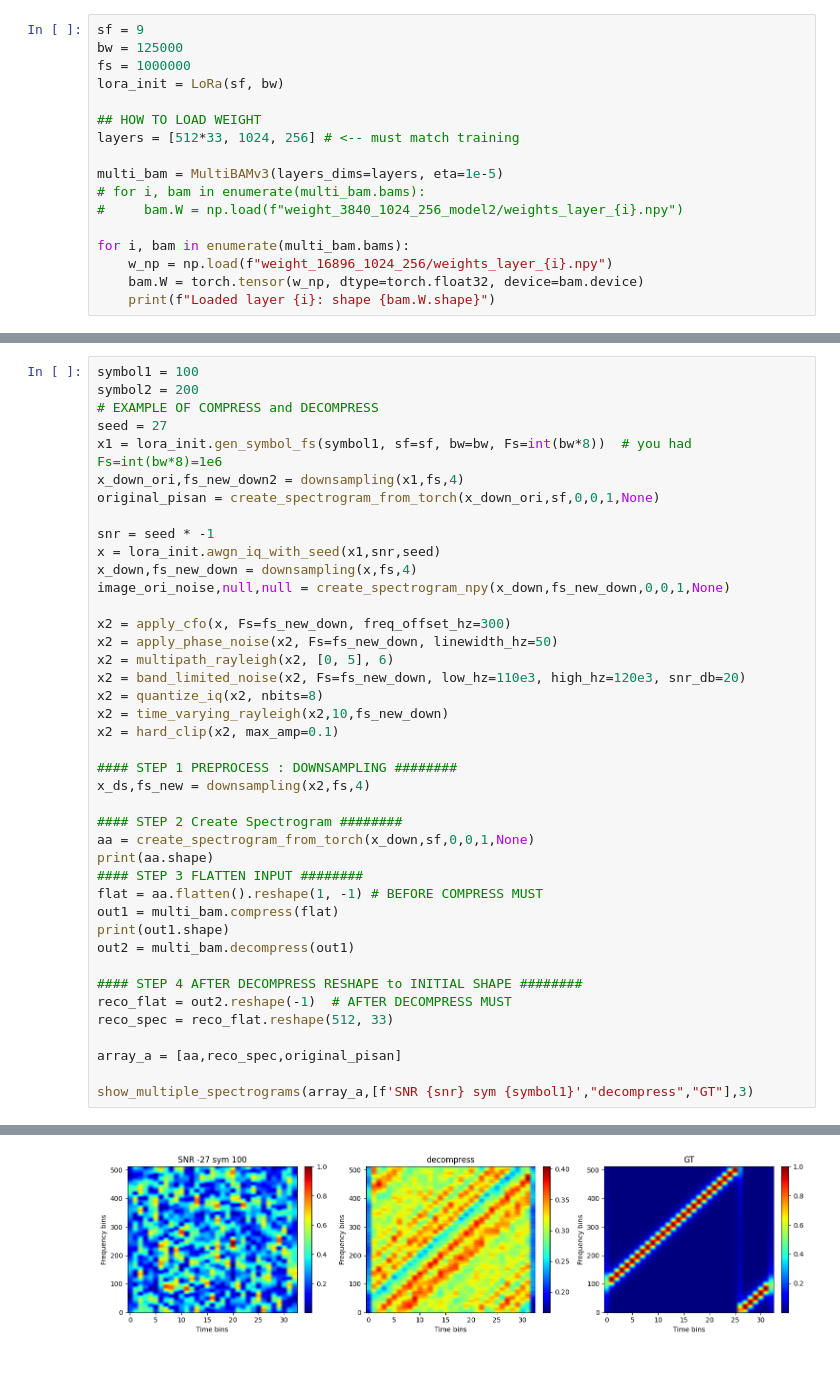
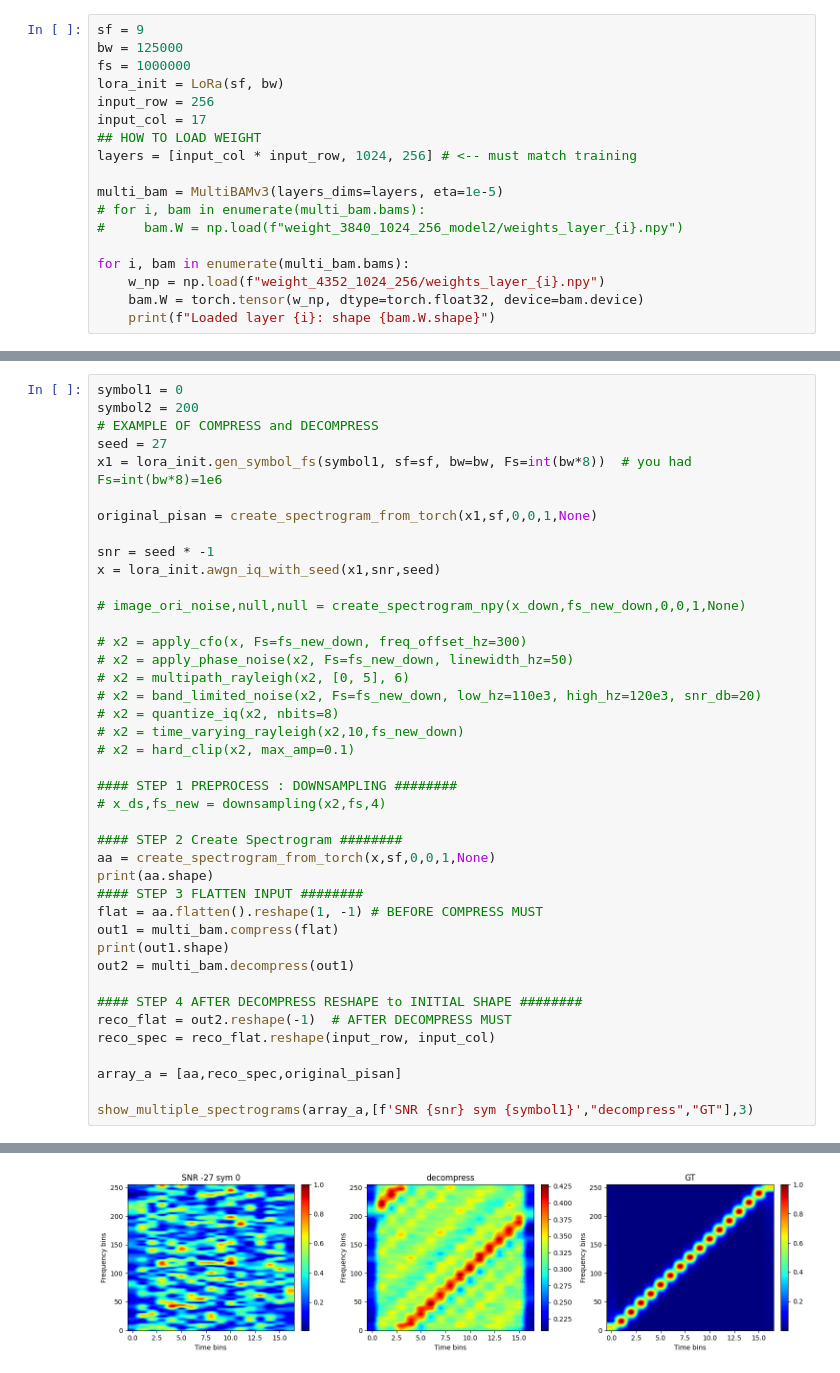
Before and after one commit to seanmantanhacker/INC-BAM, a Jupyter notebook: Model-experiment-3/main.ipynb, the cells around one changed output, grey strips where cells are left out. Drawn from its saved outputs; the diff is of its cells as text.

```diff
--- a/Model-experiment-3/main.ipynb
+++ b/Model-experiment-3/main.ipynb
@@ -23,16 +23,17 @@ sf = 9
 bw = 125000
 fs = 1000000
 lora_init = LoRa(sf, bw)
-
+input_row = 256
+input_col = 17
 ## HOW TO LOAD WEIGHT
-layers = [512*33, 1024, 256] # <-- must match training
+layers = [input_col * input_row, 1024, 256] # <-- must match training
 
 multi_bam = MultiBAMv3(layers_dims=layers, eta=1e-5)
 # for i, bam in enumerate(multi_bam.bams):
 #     bam.W = np.load(f"weight_3840_1024_256_model2/weights_layer_{i}.npy")
 
 for i, bam in enumerate(multi_bam.bams):
-    w_np = np.load(f"weight_16896_1024_256/weights_layer_{i}.npy")
+    w_np = np.load(f"weight_4352_1024_256/weights_layer_{i}.npy")
     bam.W = torch.tensor(w_np, dtype=torch.float32, device=bam.device)
     print(f"Loaded layer {i}: shape {bam.W.shape}")
 # %% [output]
@@ -40,31 +41,31 @@ Loaded layer 0: shape torch.Size([1024, 16896])
 Loaded layer 1: shape torch.Size([256, 1024])
 # %%
-symbol1 = 100
+symbol1 = 0
 symbol2 = 200
 # EXAMPLE OF COMPRESS and DECOMPRESS
 seed = 27
 x1 = lora_init.gen_symbol_fs(symbol1, sf=sf, bw=bw, Fs=int(bw*8))  # you had Fs=int(bw*8)=1e6
-x_down_ori,fs_new_down2 = downsampling(x1,fs,4)
-original_pisan = create_spectrogram_from_torch(x_down_ori,sf,0,0,1,None)
+
+original_pisan = create_spectrogram_from_torch(x1,sf,0,0,1,None)
 
 snr = seed * -1
 x = lora_init.awgn_iq_with_seed(x1,snr,seed)
-x_down,fs_new_down = downsampling(x,fs,4)
-image_ori_noise,null,null = create_spectrogram_npy(x_down,fs_new_down,0,0,1,None)
 
-x2 = apply_cfo(x, Fs=fs_new_down, freq_offset_hz=300)
-x2 = apply_phase_noise(x2, Fs=fs_new_down, linewidth_hz=50)
-x2 = multipath_rayleigh(x2, [0, 5], 6)
-x2 = band_limited_noise(x2, Fs=fs_new_down, low_hz=110e3, high_hz=120e3, snr_db=20)
-x2 = quantize_iq(x2, nbits=8)
-x2 = time_varying_rayleigh(x2,10,fs_new_down)
-x2 = hard_clip(x2, max_amp=0.1)
+# image_ori_noise,null,null = create_spectrogram_npy(x_down,fs_new_down,0,0,1,None)
+
+# x2 = apply_cfo(x, Fs=fs_new_down, freq_offset_hz=300)
+# x2 = apply_phase_noise(x2, Fs=fs_new_down, linewidth_hz=50)
+# x2 = multipath_rayleigh(x2, [0, 5], 6)
+# x2 = band_limited_noise(x2, Fs=fs_new_down, low_hz=110e3, high_hz=120e3, snr_db=20)
+# x2 = quantize_iq(x2, nbits=8)
+# x2 = time_varying_rayleigh(x2,10,fs_new_down)
+# x2 = hard_clip(x2, max_amp=0.1)
 
 #### STEP 1 PREPROCESS : DOWNSAMPLING ########
-x_ds,fs_new = downsampling(x2,fs,4)
+# x_ds,fs_new = downsampling(x2,fs,4)
 
 #### STEP 2 Create Spectrogram ########
-aa = create_spectrogram_from_torch(x_down,sf,0,0,1,None)
+aa = create_spectrogram_from_torch(x,sf,0,0,1,None)
 print(aa.shape)
 #### STEP 3 FLATTEN INPUT ########
 flat = aa.flatten().reshape(1, -1) # BEFORE COMPRESS MUST
@@ -74,7 +75,7 @@ out2 = multi_bam.decompress(out1)
 
 #### STEP 4 AFTER DECOMPRESS RESHAPE to INITIAL SHAPE ########
 reco_flat = out2.reshape(-1)  # AFTER DECOMPRESS MUST
-reco_spec = reco_flat.reshape(512, 33)
+reco_spec = reco_flat.reshape(input_row, input_col)
 
 array_a = [aa,reco_spec,original_pisan]
 
@@ -84,2 +87,2 @@ torch.Size([512, 33])
 (1, 256)
-[figure, old version]
+[figure, new version]
```
Also changed, not shown: parts of 3 cells of this notebook, 5 other files.
